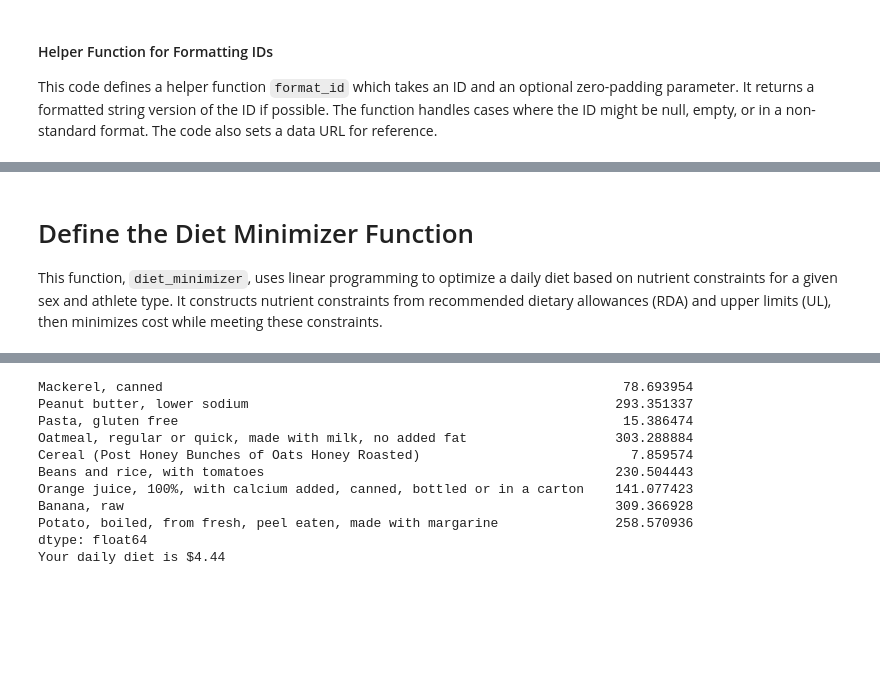
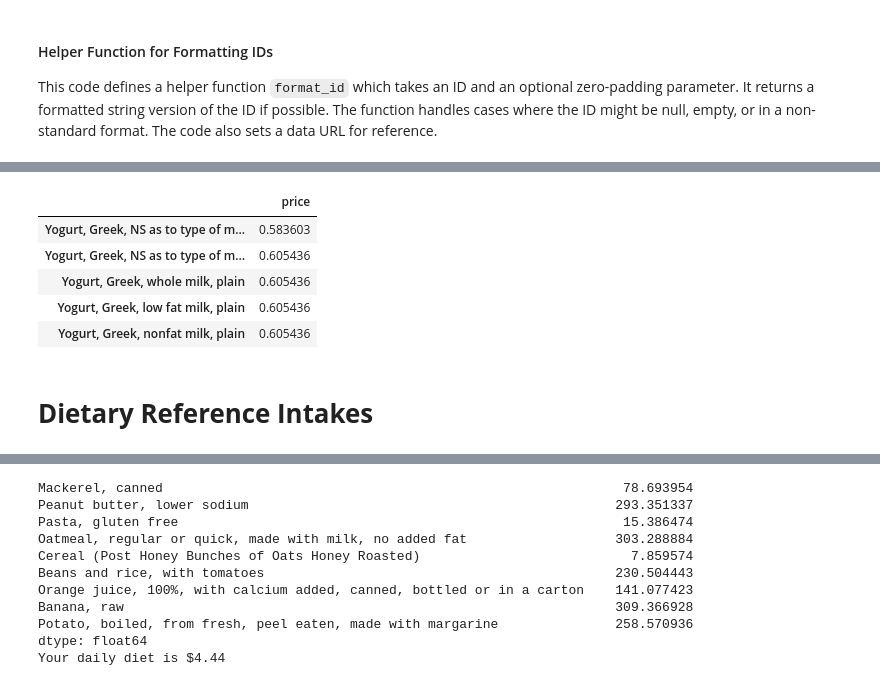
Before and after one commit to colby-alonzo/EEP153_Proj2, a Jupyter notebook: Official_Team_Code.ipynb, the cells around one changed output, grey strips where cells are left out. Cells and saved outputs as stored; diff of their text form; code cells hidden in the pictures; blank space fills up the shorter version.

```diff
--- a/Official_Team_Code.ipynb
+++ b/Official_Team_Code.ipynb
@@ -206,30 +222,38 @@ prices["food_code"] = prices["food_code"].apply(format_id)
 # Set a multi-index using 'year' and 'food_code' for easier slicing and alignment.
 prices = prices.set_index(["year", "food_code"])
 
 # Filter the prices data to include only records for the year "2017/2018".
 prices = prices.xs("2017/2018", level="year")
 
 # Remove rows where the price is missing.
 prices = prices.dropna(subset="price")
 
 # Find the intersection of food codes that are common between our aggregated recipes (df) and the prices data.
 common_recipes = df.index.intersection(prices.index)
 
 # Subset both the recipes and prices data to only include common recipes.
 df = df.loc[common_recipes]
 prices = prices.loc[common_recipes]
 
 # --- Now update the identifiers to be food names ---
 
 # Instead of mapping prices.index to food names, update A_all’s columns.
 # First, transpose the nutrient data:
 A_all = df.T
 
 # Now, update A_all's columns using the food_names Series.
 # food_names is indexed by the recipe IDs (food codes), so this maps each code to its corresponding name.
 A_all.columns = food_names.loc[A_all.columns]
 
 # (Optional) If you want your prices DataFrame to use food names too, then do:
 prices.index = prices.index.map(food_names)
 
 # Now A_all's columns and prices' index should match (both being food names).
+prices.head()
+# %% [output]
+|  | price |
+| Yogurt, Greek, NS as to type of m... | 0.583603 |
+| Yogurt, Greek, NS as to type of m... | 0.605436 |
+| Yogurt, Greek, whole milk, plain | 0.605436 |
+| Yogurt, Greek, low fat milk, plain | 0.605436 |
+| Yogurt, Greek, nonfat milk, plain | 0.605436 |
@@ -241,4 +260,2 @@ rda_df = rda
 # %% [markdown]
-# Define the Diet Minimizer Function
-
-This function, `diet_minimizer`, uses linear programming to optimize a daily diet based on nutrient constraints for a given sex and athlete type. It constructs nutrient constraints from recommended dietary allowances (RDA) and upper limits (UL), then minimizes cost while meeting these constraints.
+# **Dietary Reference Intakes**
```
Also changed, not shown: parts of 26 cells of this notebook.
